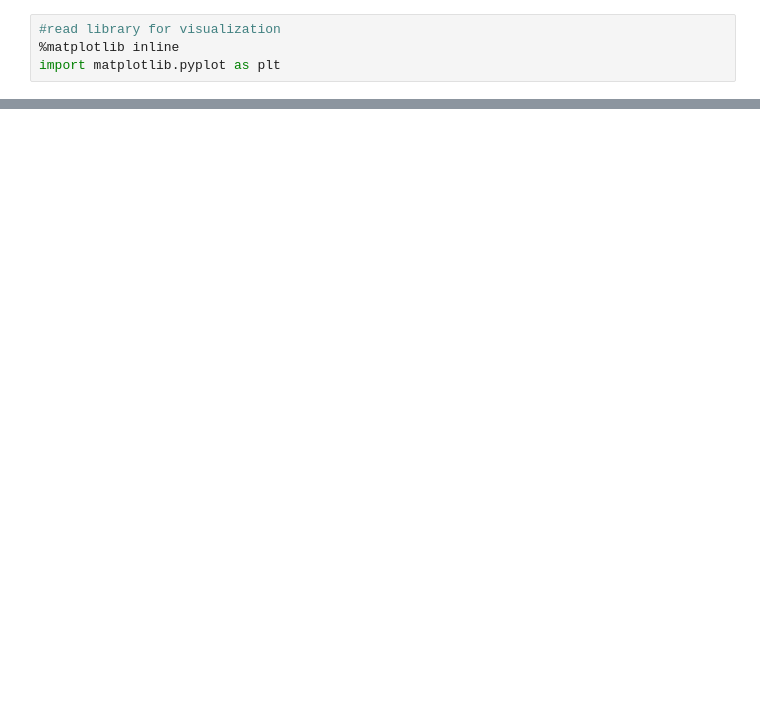
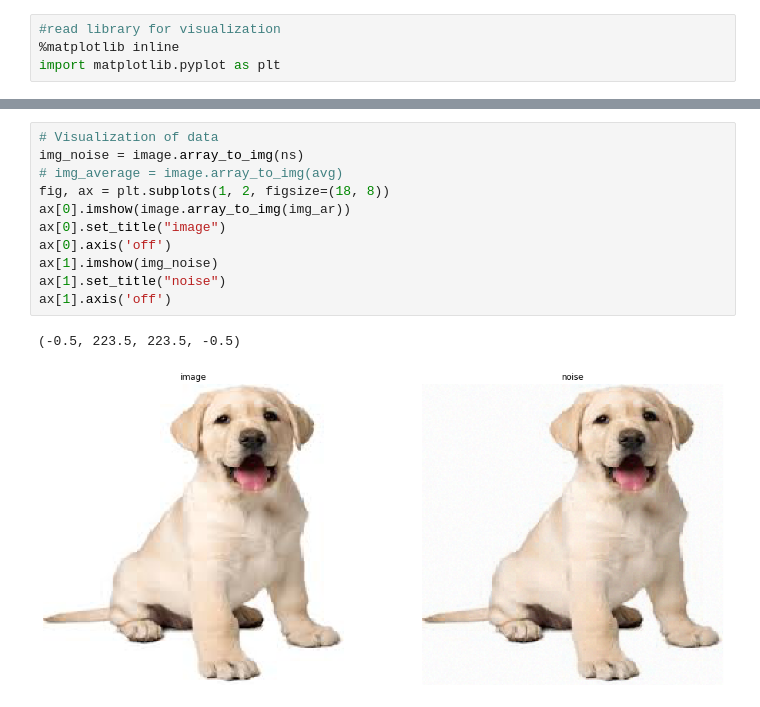
Before and after one commit to ANJAEJIN/resistive-filter, a Jupyter notebook: 175731J.ipynb, the cells around one changed output, grey strips where cells are left out. Cells and saved outputs as stored; diff of their text form; blank space fills up the shorter version.

```diff
--- a/175731J.ipynb
+++ b/175731J.ipynb
@@ -247,0 +91,14 @@ Test accuracy: 0.09969999641180038
+# %%
+# Visualization of data
+img_noise = image.array_to_img(ns)
+# img_average = image.array_to_img(avg)
+fig, ax = plt.subplots(1, 2, figsize=(18, 8))
+ax[0].imshow(image.array_to_img(img_ar))
+ax[0].set_title("image")
+ax[0].axis('off')
+ax[1].imshow(img_noise)
+ax[1].set_title("noise")
+ax[1].axis('off')
+# %% [output]
+(-0.5, 223.5, 223.5, -0.5)
+[figure, added]
```
Also changed, not shown: parts of 45 cells of this notebook.
